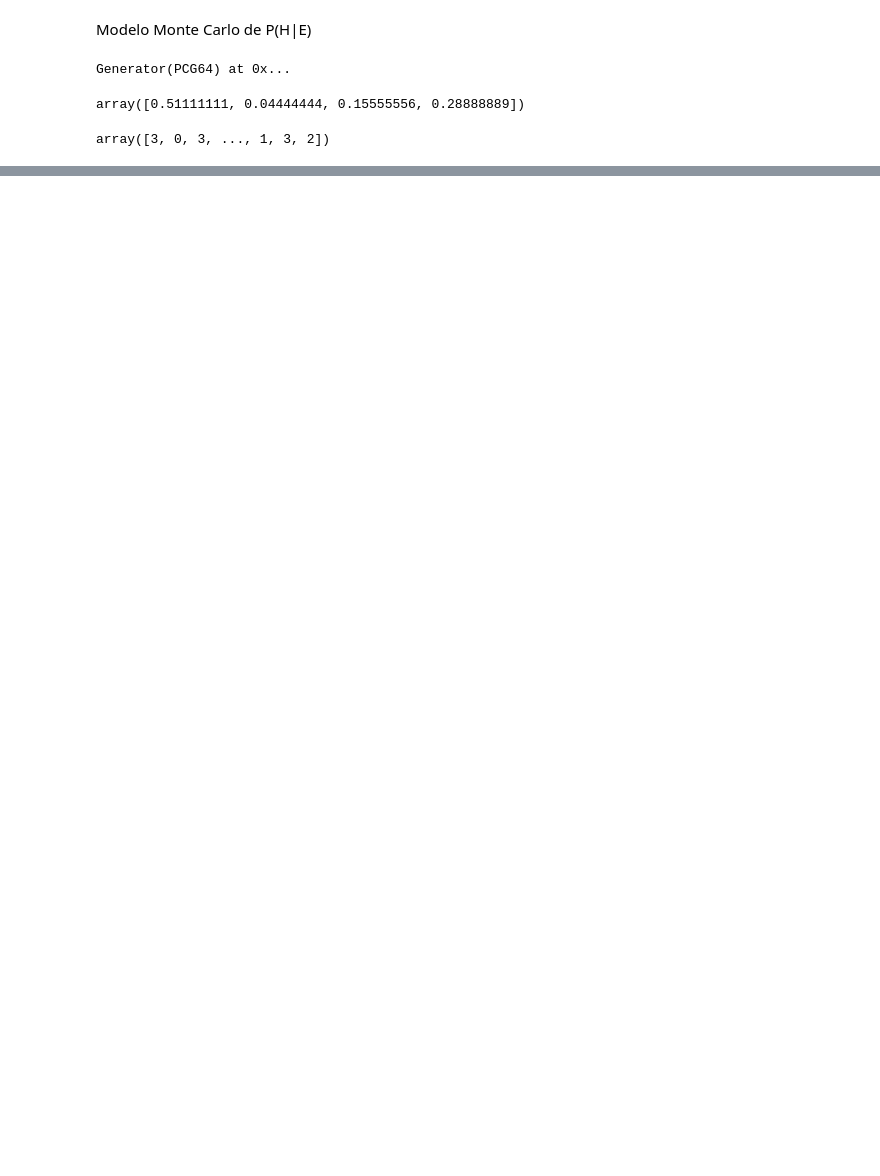
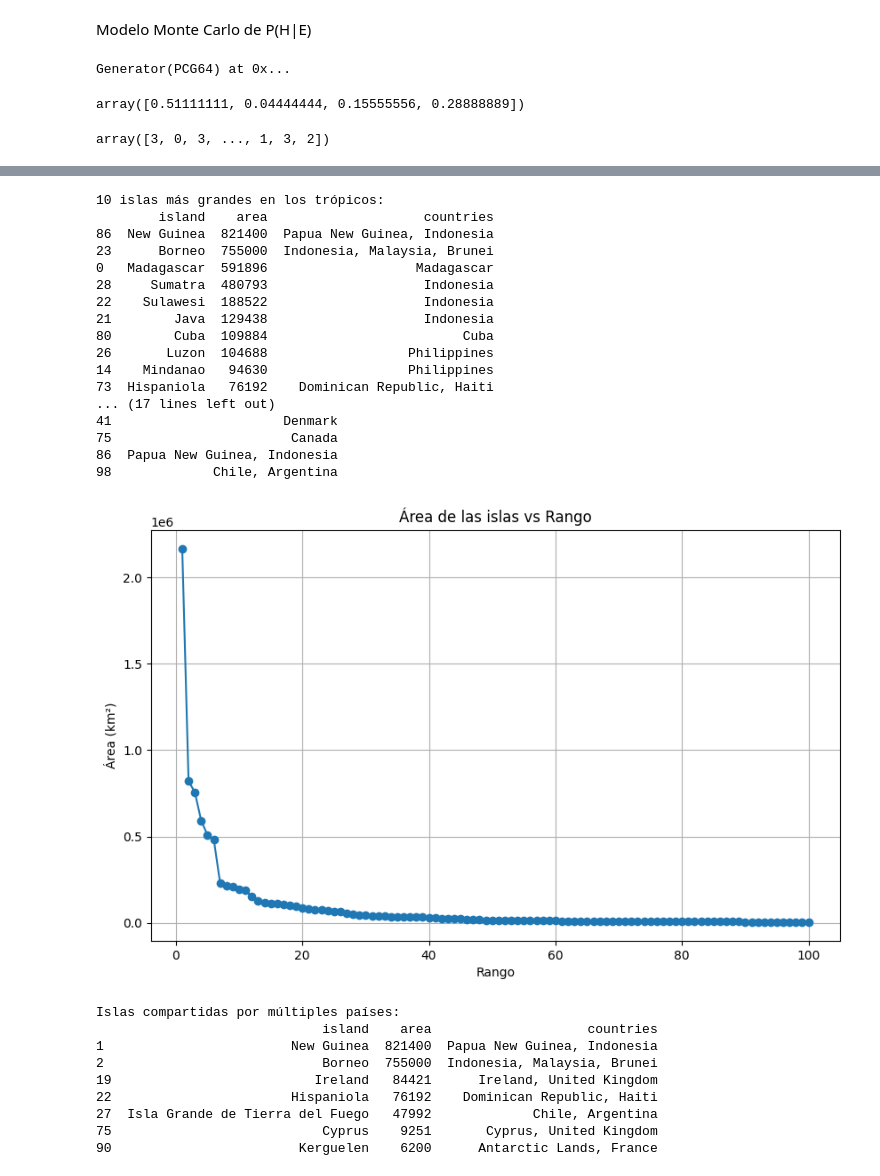
Before and after one commit to brian572xd/mineriaDatos, a Jupyter notebook: Untitled0.ipynb, the cells around one changed output, grey strips where cells are left out. Saved outputs shown, nothing was run; the diff lists cells and outputs as text; code cells hidden in the pictures; blank space fills up the shorter version.

```diff
--- a/Untitled0.ipynb
+++ b/Untitled0.ipynb
@@ -1440,0 +1595,63 @@ es_empleado = np.isin(samples, [0, 2])
+# %%
+#World's largest islands
+import pandas as pd
+import matplotlib.pyplot as plt
+
+df = pd.read_csv('largest-islands.csv')
+df
+
+#What are the 10 largest islands in the tropics?
+tropics = df.query('climate == "tropics"')
+tropics = tropics.sort_values('area', ascending=False).head(10)
+print("10 islas más grandes en los trópicos:")
+print(tropics[['island', 'area', 'countries']])
+
+#What are the largest islands in each region?
+por_region = df.groupby('region')['area'].idxmax()
+islas_region = df.loc[por_region]
+print("\nIsla más grande en cada región:")
+print(islas_region[['region', 'island', 'area', 'countries']])
+
+#Create a line graph with area on the y-axis and rank on the x-axis. The data should be ordered by rank, from largest to smallest.
+df = df.sort_values('area', ascending=False).reset_index(drop=True)
+df['rank'] = df.index + 1
+plt.figure(figsize=(10,6))
+plt.plot(df['rank'], df['area'], marker='o')
+plt.xlabel('Rango')
+plt.ylabel('Área (km²)')
+plt.title('Área de las islas vs Rango')
+plt.grid(True)
+plt.show()
+
+#What islands are composed of multiple countries? Hint: try countries.str.contains(",")
+multiples_paises = df[df['countries'].str.contains(",")]
+print("\nIslas compartidas por múltiples países:")
+print(multiples_paises[['island', 'area', 'countries']])
+# %% [output]
+10 islas más grandes en los trópicos:
+        island    area                    countries
+86  New Guinea  821400  Papua New Guinea, Indonesia
+23      Borneo  755000  Indonesia, Malaysia, Brunei
+0   Madagascar  591896                   Madagascar
+28     Sumatra  480793                    Indonesia
+22    Sulawesi  188522                    Indonesia
+21        Java  129438                    Indonesia
+80        Cuba  109884                         Cuba
+26       Luzon  104688                  Philippines
+14    Mindanao   94630                  Philippines
+73  Hispaniola   76192    Dominican Republic, Haiti
+... (17 lines left out)
+41                      Denmark
+75                       Canada
+86  Papua New Guinea, Indonesia
+98             Chile, Argentina
+[figure, added]
+Islas compartidas por múltiples países:
+                             island    area                    countries
+1                        New Guinea  821400  Papua New Guinea, Indonesia
+2                            Borneo  755000  Indonesia, Malaysia, Brunei
+19                          Ireland   84421      Ireland, United Kingdom
+22                       Hispaniola   76192    Dominican Republic, Haiti
+27  Isla Grande de Tierra del Fuego   47992             Chile, Argentina
+75                           Cyprus    9251       Cyprus, United Kingdom
+90                        Kerguelen    6200      Antarctic Lands, France
```
Also changed, not shown: parts of 26 cells of this notebook.
